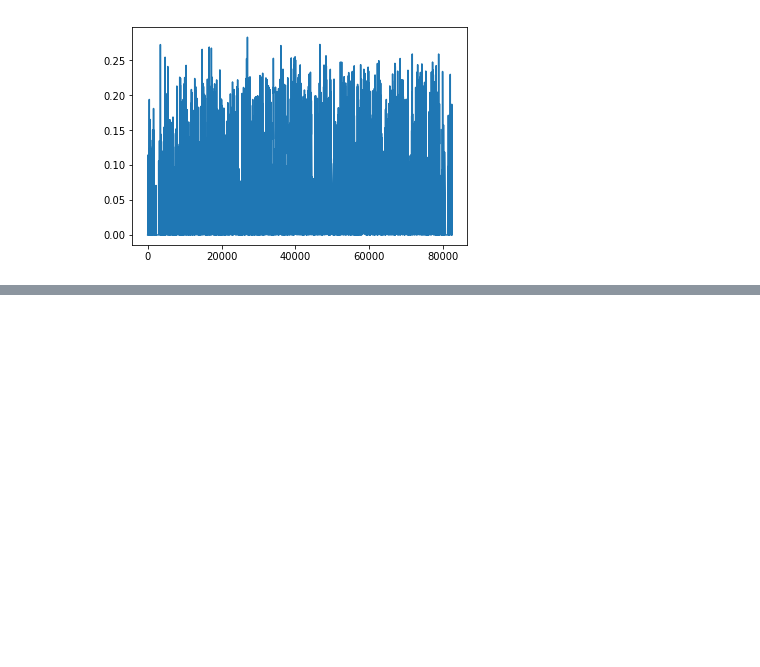
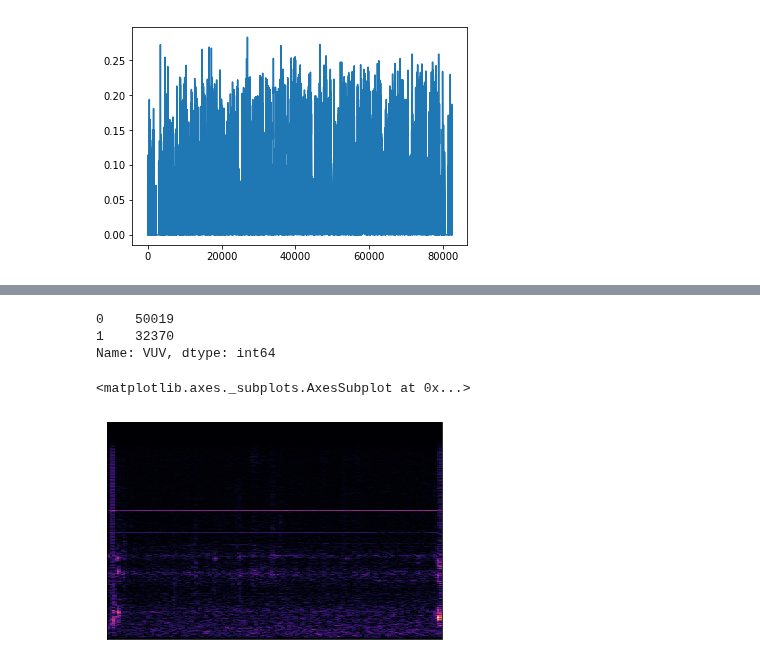
Before and after one commit to LouisYZK/dds-avec2019, a Jupyter notebook: explore.ipynb, the cells around one changed output, grey strips where cells are left out. Saved outputs shown, nothing was run; the diff lists cells and outputs as text; code cells hidden in the pictures; blank space fills up the shorter version.

Commit message:
update meaning in AUDIO feature

```diff
--- a/explore.ipynb
+++ b/explore.ipynb
@@ -14,5 +15,6 @@ config.data_dir
 '/home/yzk/depression/data/'
 # %%
 dir1 = config.data_dir + 'avec/301_P/' + '301_COVAREP.csv'
+dir_wav = config.data_dir + 'avec/301_P/' + '301_AUDIO.wav'
 # %%
 covarep = pd.read_csv(dir1, header=None)
@@ -57,0 +41,13 @@ plt.show()
+# %%
+covarep['VUV'].value_counts()
+# %% [output]
+0    50019
+1    32370
+Name: VUV, dtype: int64
+# %%
+y ,sr = librosa.load(dir_wav, sr=100)
+y = librosa.stft(y)
+librosa.display.specshow(np.abs(y), )
+# %% [output]
+<matplotlib.axes._subplots.AxesSubplot at 0x...>
+[figure, added]
```
Also changed, not shown: parts of 5 cells of this notebook, 2 other files.
